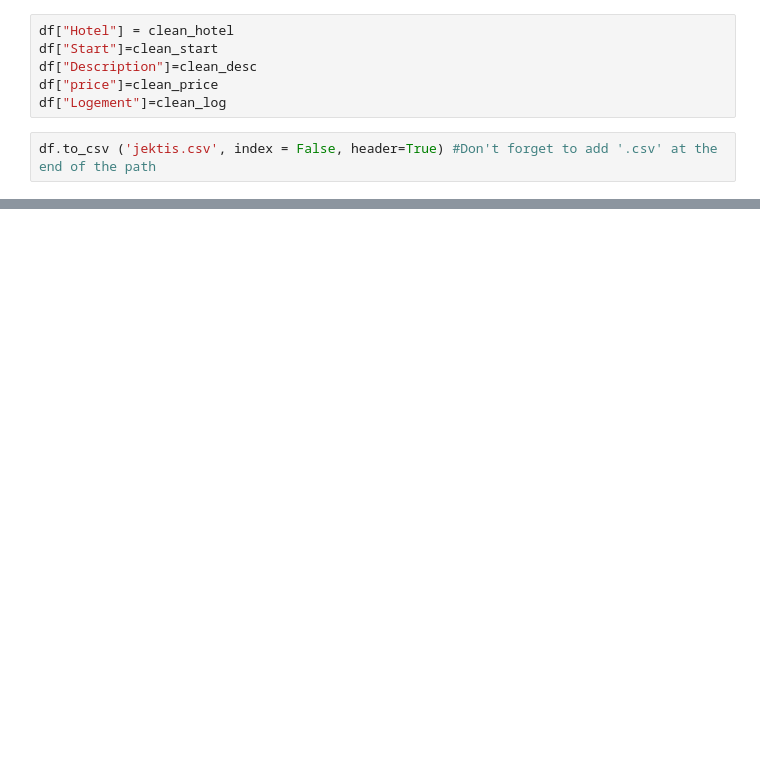
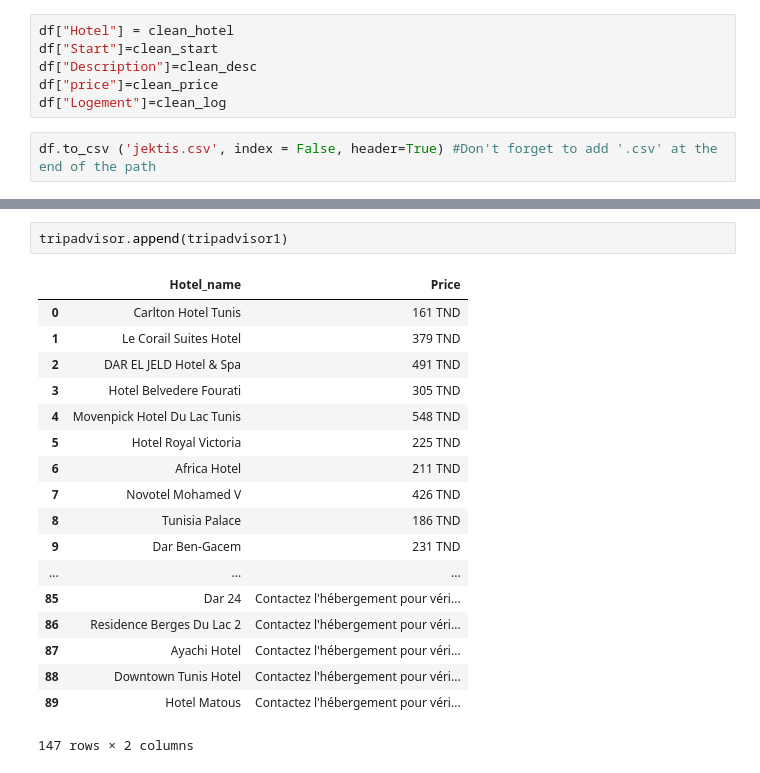
Before and after one commit to kheliljawher/assistant-virtuel, a Jupyter notebook: scraping.ipynb, the cells around one changed output, grey strips where cells are left out. Drawn from its saved outputs; the diff is of its cells as text; blank space fills up the shorter version.

```diff
--- a/scraping.ipynb
+++ b/scraping.ipynb
@@ -96,0 +317,21 @@ df.to_csv ('jektis.csv', index = False, header=True) #Don't forget to add '.csv'
+# %%
+tripadvisor.append(tripadvisor1)
+# %% [output]
+|  | Hotel_name | Price |
+| 0 | Carlton Hotel Tunis | 161 TND |
+| 1 | Le Corail Suites Hotel | 379 TND |
+| 2 | DAR EL JELD Hotel & Spa | 491 TND |
+| 3 | Hotel Belvedere Fourati | 305 TND |
+| 4 | Movenpick Hotel Du Lac Tunis | 548 TND |
+| 5 | Hotel Royal Victoria | 225 TND |
+| 6 | Africa Hotel | 211 TND |
+| 7 | Novotel Mohamed V | 426 TND |
+| 8 | Tunisia Palace | 186 TND |
+| 9 | Dar Ben-Gacem | 231 TND |
+| ... | ... | ... |
+| 85 | Dar 24 | Contactez l'hébergement pour véri... |
+| 86 | Residence Berges Du Lac 2 | Contactez l'hébergement pour véri... |
+| 87 | Ayachi Hotel | Contactez l'hébergement pour véri... |
+| 88 | Downtown Tunis Hotel | Contactez l'hébergement pour véri... |
+| 89 | Hotel Matous | Contactez l'hébergement pour véri... |
+147 rows × 2 columns
```
Also changed, not shown: parts of 26 cells of this notebook, 13 other files.
